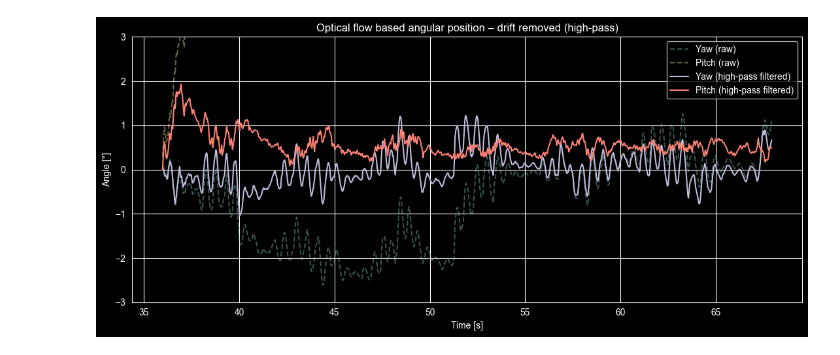
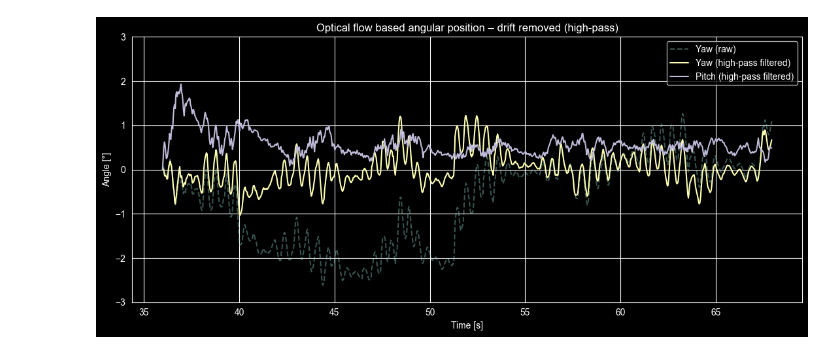
Before and after one commit to wayne1997/swimming_video_analysis_project, a Jupyter notebook: references/OpticalFlow.ipynb, the cells around one changed output. Cells and saved outputs as stored; diff of their text form; code cells hidden in the pictures.

```diff
--- a/references/OpticalFlow.ipynb
+++ b/references/OpticalFlow.ipynb
@@ -216,21 +216,21 @@ pitch_hp = high_pass_filter(pitch_angle, fps, tau_hp)
 # %%
 # PLOT OF RESULTS
 
 plt.figure(figsize=(11, 5))
 
 plt.plot(timestamps, yaw_angle, "--", alpha=0.4, label="Yaw (raw)")
-plt.plot(timestamps, pitch_angle, "--", alpha=0.4, label="Pitch (raw)")
+#plt.plot(timestamps, pitch_angle, "--", alpha=0.4, label="Pitch (raw)")
 
-plt.plot(timestamps, yaw_hp, label="Yaw (high-pass filtered)")
-plt.plot(timestamps, pitch_hp, label="Pitch (high-pass filtered)")
+(plt.plot(timestamps, yaw_hp, label="Yaw (high-pass filtered)"),
+plt.plot(timestamps, pitch_hp, label="Pitch (high-pass filtered)"))
 
 plt.xlabel("Time [s]")
 plt.ylabel("Angle [°]")
 plt.title("Optical flow based angular position – drift removed (high-pass)")
 plt.grid(True)
 plt.legend()
 plt.ylim(-3, 3)
 plt.tight_layout()
 plt.show()
 # %% [output]
-[figure, old version]
+[figure, new version]
```
Also changed, not shown: parts of 1 cell of this notebook, 2 other files.
